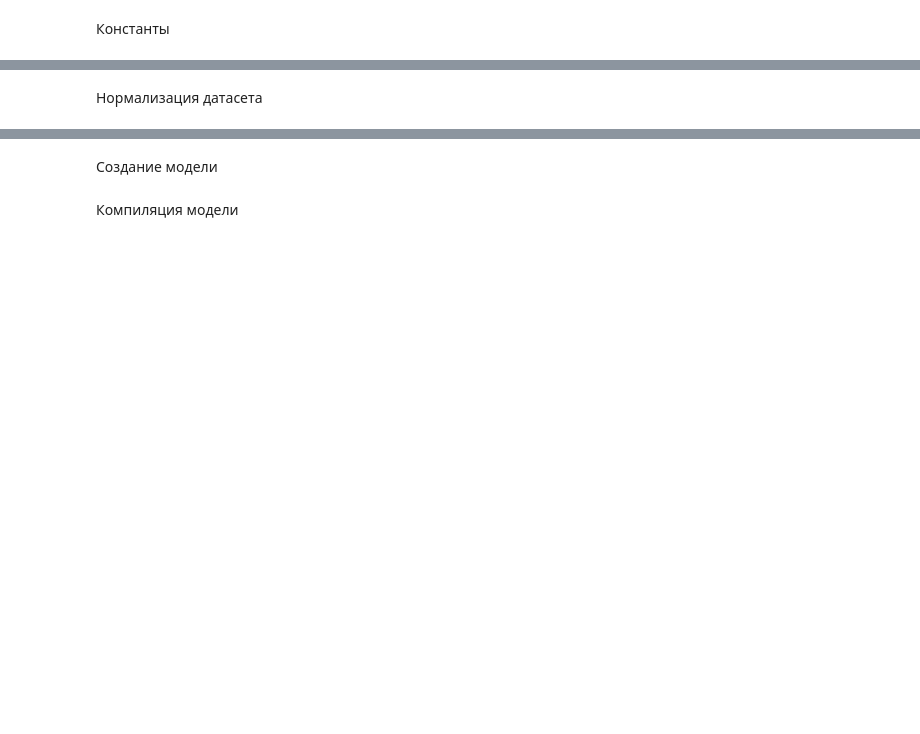
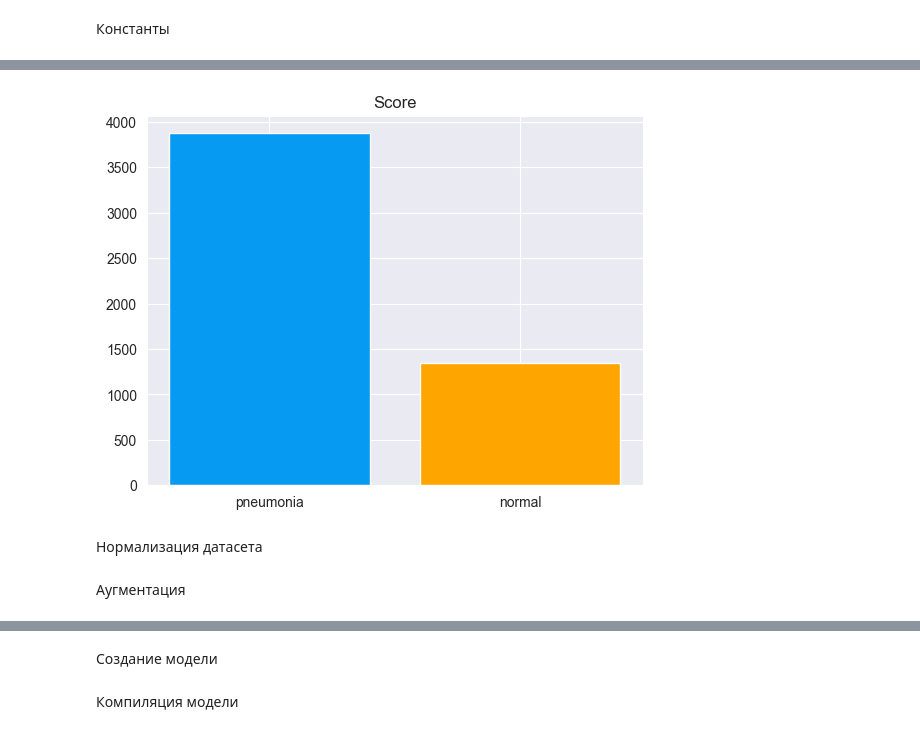
Before and after one commit to makarty/pneumonia-detection, a Jupyter notebook: notebooks/main.ipynb, the cells around one changed output, grey strips where cells are left out. Drawn from its saved outputs; the diff is of its cells as text; code cells hidden in the pictures; blank space fills up the shorter version.

```diff
--- a/notebooks/main.ipynb
+++ b/notebooks/main.ipynb
@@ -29,0 +26,19 @@ Found 16 files belonging to 2 classes.
+# %%
+labels = ['PNEUMONIA', 'NORMAL']
+def get_training_data(data_dir):
+    data = []
+    for label in labels:
+        path = os.path.join(data_dir, label)
+        class_num = labels.index(label)
+        for img in os.listdir(path):
+            try:
+                img_arr = cv2.imread(os.path.join(path, img), cv2.IMREAD_GRAYSCALE)
+                resized_arr = cv2.resize(img_arr, IMAGE_SIZE) # Reshaping images to preferred size
+                data.append([resized_arr, class_num])
+            except Exception as e:
+                print(e)
+    return np.array(data)
+# %%
+train = get_training_data(train_path)
+test = get_training_data(test_path)
+val_dataset = get_training_data(val_path)
@@ -29,0 +52,14 @@ Found 16 files belonging to 2 classes.
+# %%
+pneumo = 0
+norm = 0
+for i in train:
+    if(i[1] == 0):
+        pneumo += 1
+    else:
+        norm += 1
+
+plt.bar(['pneumonia', 'normal'], [pneumo, norm], color=['#069AF3', 'orange'])
+plt.title('Score')
+plt.show()
+# %% [output]
+[figure, added]
@@ -38,0 +105,2 @@ test  = test.map(lambda image, label: (rescale(image), label))
+# %% [markdown]
+Аугментация
```
Also changed, not shown: parts of 17 cells of this notebook, 1 other file.
